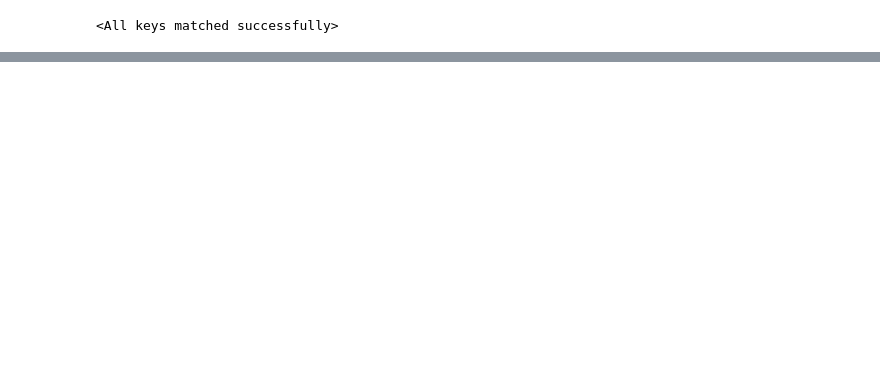
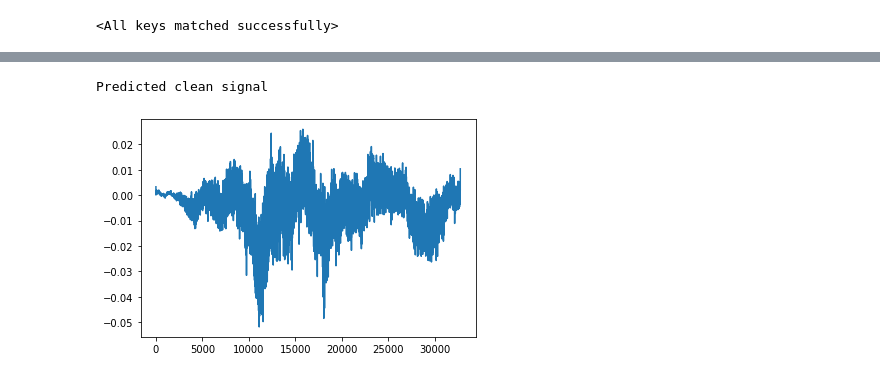
Before and after one commit to MattSegal/speech-enhancement, a Jupyter notebook: notebooks/speech-enhancment.ipynb, the cells around one changed output, grey strips where cells are left out. Saved outputs shown, nothing was run; the diff lists cells and outputs as text; code cells hidden in the pictures; blank space fills up the shorter version.

```diff
--- a/notebooks/speech-enhancment.ipynb
+++ b/notebooks/speech-enhancment.ipynb
@@ -19,0 +11,3 @@ Done loading dataset into memory.
+# %%
+dataset = SpeechDataset(train=False)
+dataset.noisy_data = dataset.clean_data
@@ -29,13 +39,19 @@ net.load_state_dict(torch.load(ALL_LAYERS_FL))
 # %% [output]
 <All keys matched successfully>
 # %%
-idx = 1
-in_wav_arr = training_set[idx][0].numpy()
-clean_wav_arr = training_set[idx][1].numpy()
-inputs = torch.tensor(in_wav_arr).float().cpu()
-inputs = inputs.view(1, 1, -1)
-outputs = net(inputs)
-outputs = outputs.squeeze(dim=0)
-wav_arr = outputs.cpu().detach().numpy()
-print('Predicted clean signal')
-Audio(wav_arr, rate=16000)
+def visualize_results(arr, s):
+    print(s)
+    plt.figure()
+    plt.plot(arr)
+    plt.show()
+    return Audio(arr, rate=16000)
+
+def get_results(idx):
+    in_wav_arr = dataset[idx][0].numpy()
+    clean_wav_arr = dataset[idx][1].numpy()
+    inputs = torch.tensor(in_wav_arr).float().cpu()
+    inputs = inputs.view(1, 1, -1)
+    outputs = net(inputs)
+    outputs = outputs.squeeze(dim=0)
+    wav_arr = outputs.cpu().detach().numpy()
+    return wav_arr, in_wav_arr, clean_wav_arr
@@ -56,0 +58,7 @@ Actual clean signal
+# %%
+wav_arr, in_wav_arr, clean_wav_arr = get_results(5)
+# %%
+visualize_results(wav_arr, 'Predicted clean signal')
+# %% [output]
+Predicted clean signal
+[figure, added]
```
Also changed, not shown: parts of 11 cells of this notebook, 8 other files.
